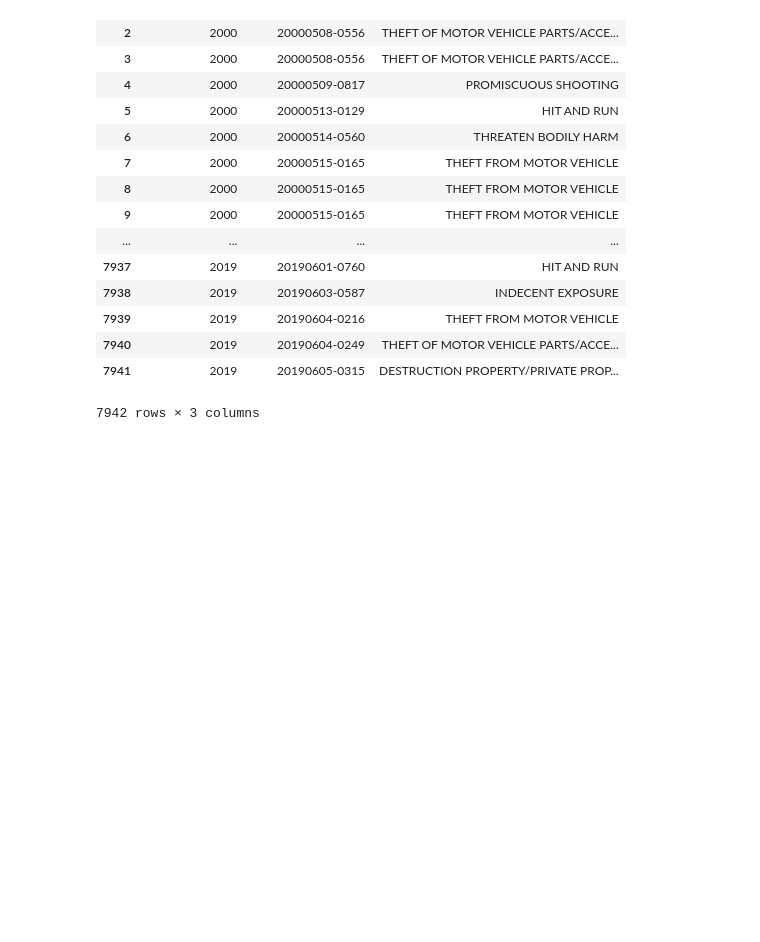
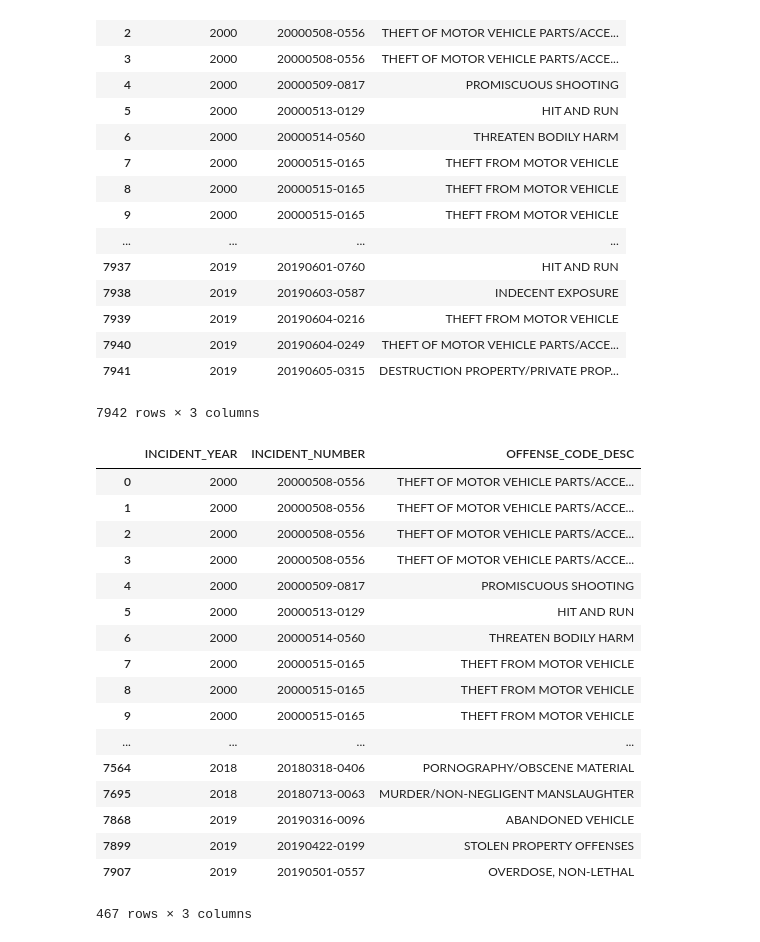
Before and after one commit to jackyhoover/Scotts-Addition-RVA-Analysis, a Jupyter notebook: Data Analysis - Crime Data.ipynb, the cells around one changed output. Cells and saved outputs as stored; diff of their text form; code cells hidden in the pictures; blank space fills up the shorter version.

```diff
--- a/Data Analysis - Crime Data.ipynb
+++ b/Data Analysis - Crime Data.ipynb
@@ -128,7 +128,27 @@ reduced_crime_data
 | 7941 | 2019 | 20190605-0315 | DESTRUCTION PROPERTY/PRIVATE PROP... |
 7942 rows × 3 columns
 # %%
-grouped_crime_type_by_year = reduced_crime_data.groupby(["INCIDENT_YEAR"])
+grouped_crime_type_by_year = reduced_crime_data.groupby(["OFFENSE_CODE_DESC"])
+grouped_crime_type_by_year.head()
+# %% [output]
+|  | INCIDENT_YEAR | INCIDENT_NUMBER | OFFENSE_CODE_DESC |
+| 0 | 2000 | 20000508-0556 | THEFT OF MOTOR VEHICLE PARTS/ACCE... |
+| 1 | 2000 | 20000508-0556 | THEFT OF MOTOR VEHICLE PARTS/ACCE... |
+| 2 | 2000 | 20000508-0556 | THEFT OF MOTOR VEHICLE PARTS/ACCE... |
+| 3 | 2000 | 20000508-0556 | THEFT OF MOTOR VEHICLE PARTS/ACCE... |
+| 4 | 2000 | 20000509-0817 | PROMISCUOUS SHOOTING |
+| 5 | 2000 | 20000513-0129 | HIT AND RUN |
+| 6 | 2000 | 20000514-0560 | THREATEN BODILY HARM |
+| 7 | 2000 | 20000515-0165 | THEFT FROM MOTOR VEHICLE |
+| 8 | 2000 | 20000515-0165 | THEFT FROM MOTOR VEHICLE |
+| 9 | 2000 | 20000515-0165 | THEFT FROM MOTOR VEHICLE |
+| ... | ... | ... | ... |
+| 7564 | 2018 | 20180318-0406 | PORNOGRAPHY/OBSCENE MATERIAL |
+| 7695 | 2018 | 20180713-0063 | MURDER/NON-NEGLIGENT MANSLAUGHTER |
+| 7868 | 2019 | 20190316-0096 | ABANDONED VEHICLE |
+| 7899 | 2019 | 20190422-0199 | STOLEN PROPERTY OFFENSES |
+| 7907 | 2019 | 20190501-0557 | OVERDOSE, NON-LETHAL |
+467 rows × 3 columns
 # %%
 offense_type = crime_data["OFFENSE_CODE_DESC"].unique()
 print(offense_type)
```
Also changed, not shown: parts of 3 cells of this notebook, 1 other file.
